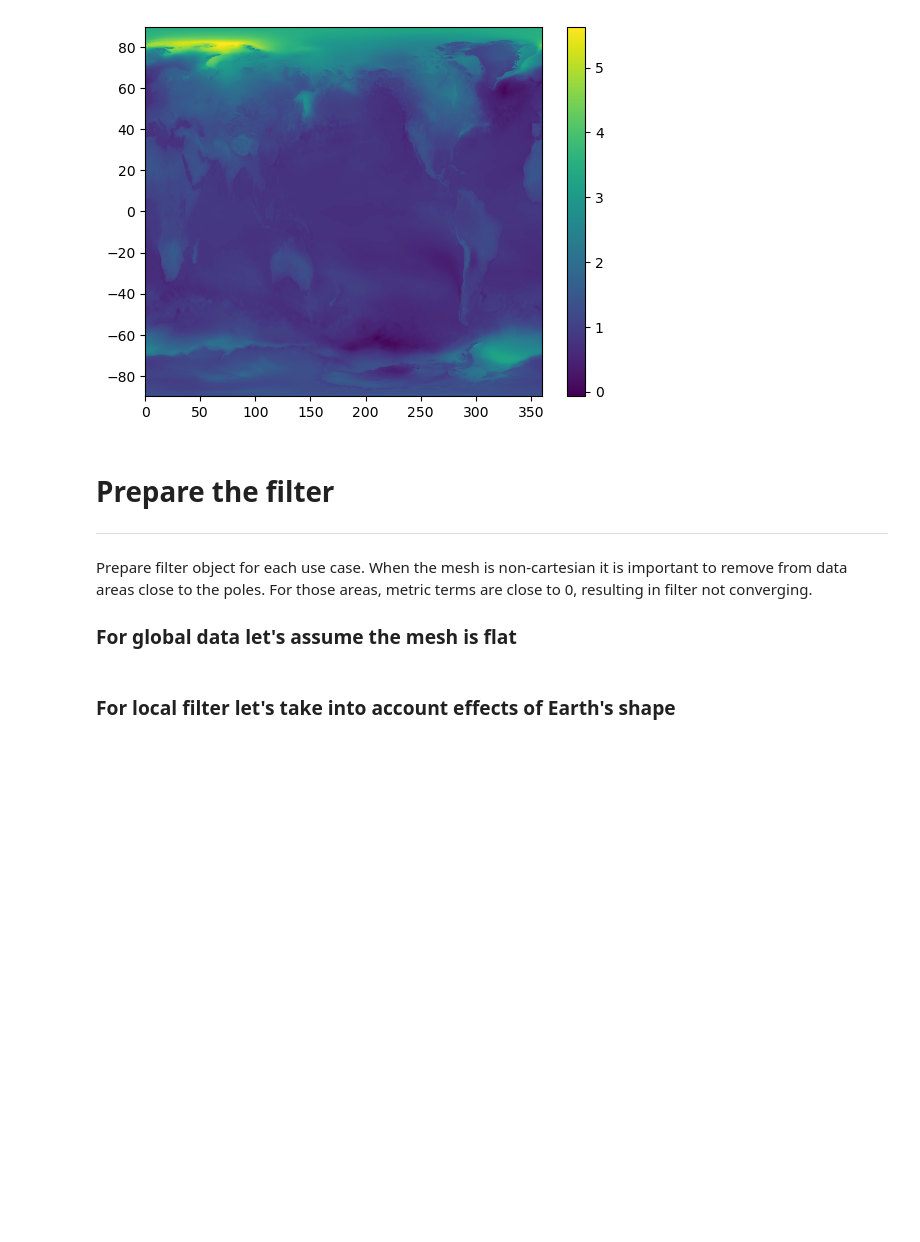
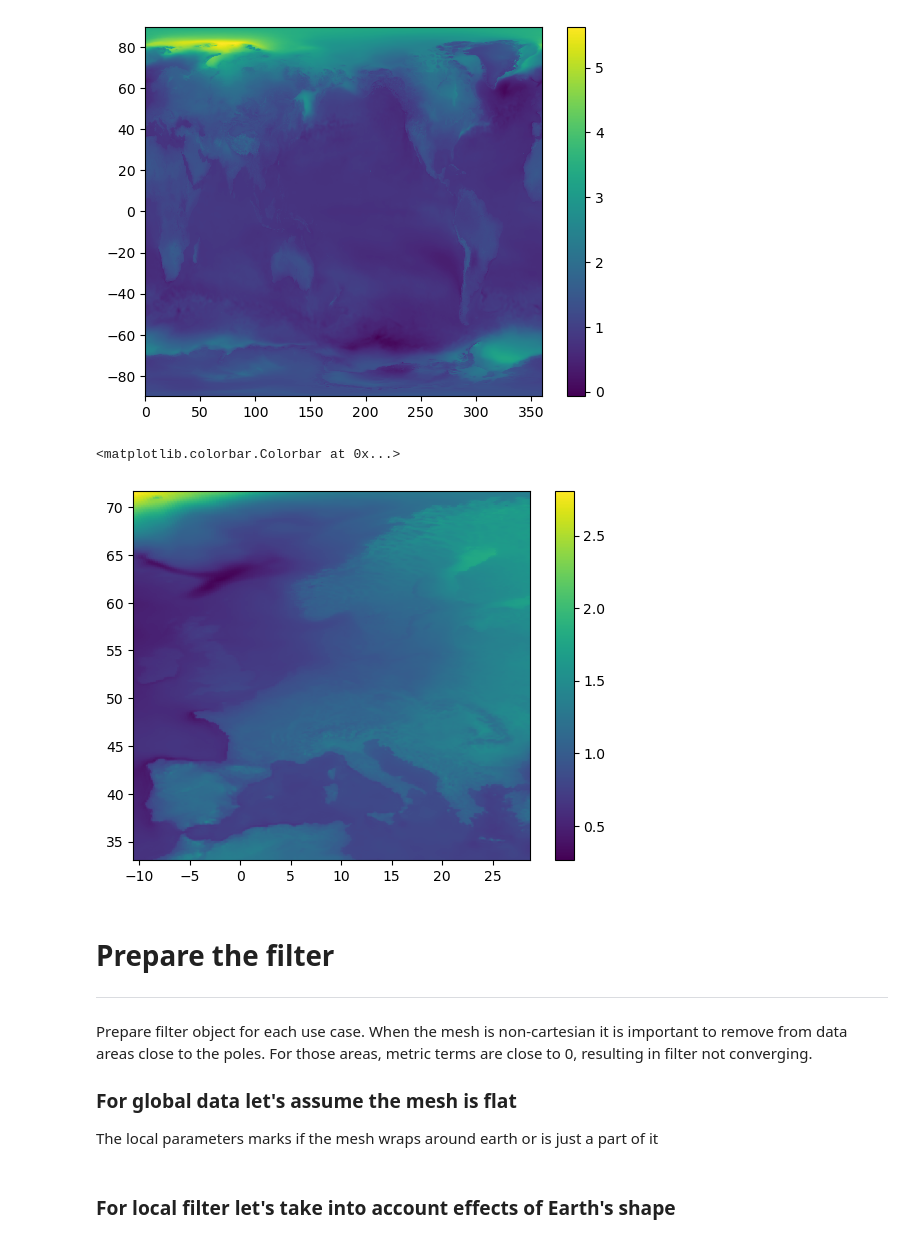
Before and after one commit to FESOM/implicit_filter, a Jupyter notebook: examples/lat_long_grid_example.ipynb, the cells around one changed output. Saved outputs shown, nothing was run; the diff lists cells and outputs as text; code cells hidden in the pictures; blank space fills up the shorter version.

```diff
--- a/examples/lat_long_grid_example.ipynb
+++ b/examples/lat_long_grid_example.ipynb
@@ -37,6 +39,12 @@ plt.colorbar()
 # %% [output]
 <matplotlib.colorbar.Colorbar at 0x...>
 [figure]
+# %%
+plt.pcolormesh(europe_lon, europe_lat, europe_tt, shading="auto")
+plt.colorbar()
+# %% [output]
+<matplotlib.colorbar.Colorbar at 0x...>
+[figure, added]
 # %% [markdown]
 # Prepare the filter
 ---
@@ -46,4 +54,6 @@ When the mesh is non-cartesian it is important to remove from data areas close t
 For those areas, metric terms are close to 0, resulting in filter not converging.
 
 ###  For global data let's assume the mesh is flat
+
+The local parameters marks if the mesh wraps around earth or is just a part of it
 # %%
```
Also changed, not shown: parts of 8 cells of this notebook, 1 other file.
